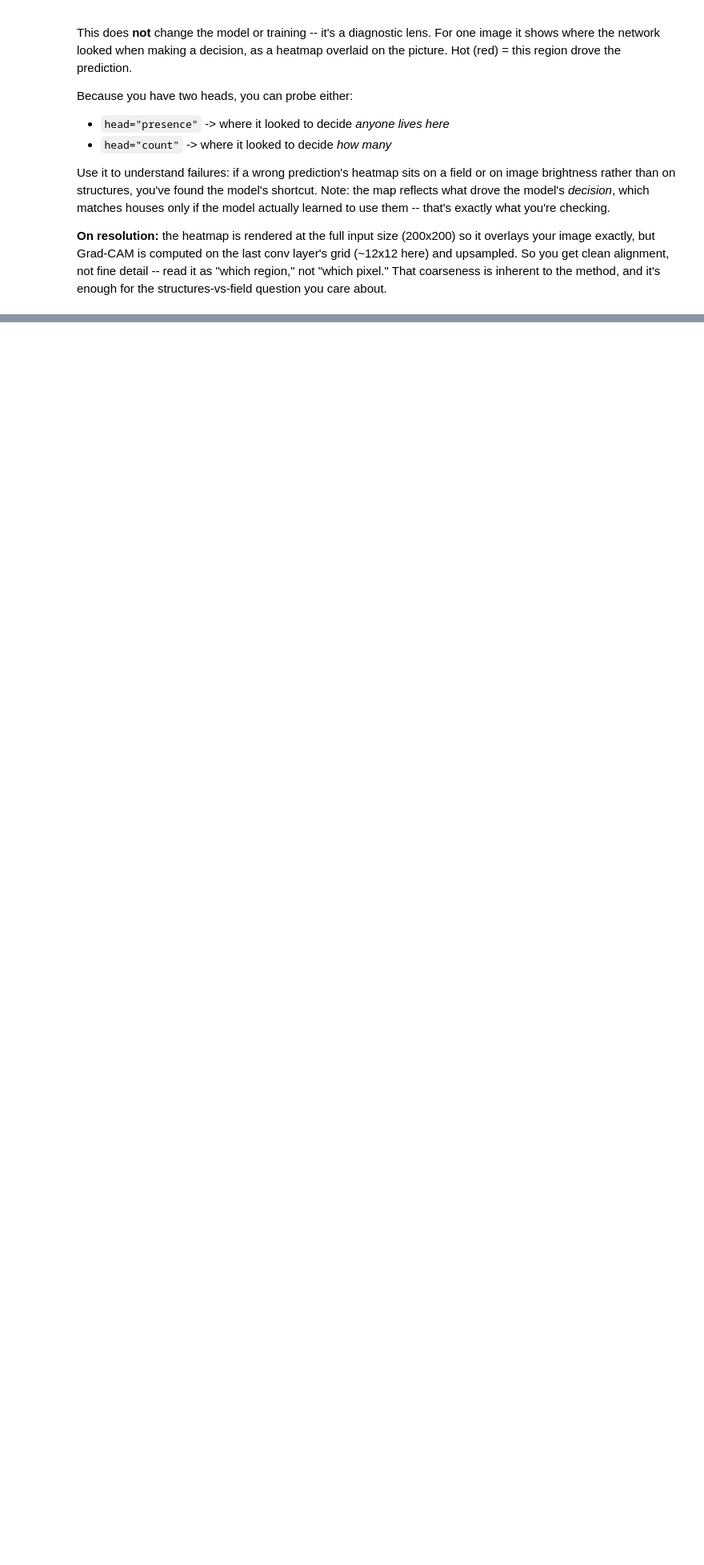
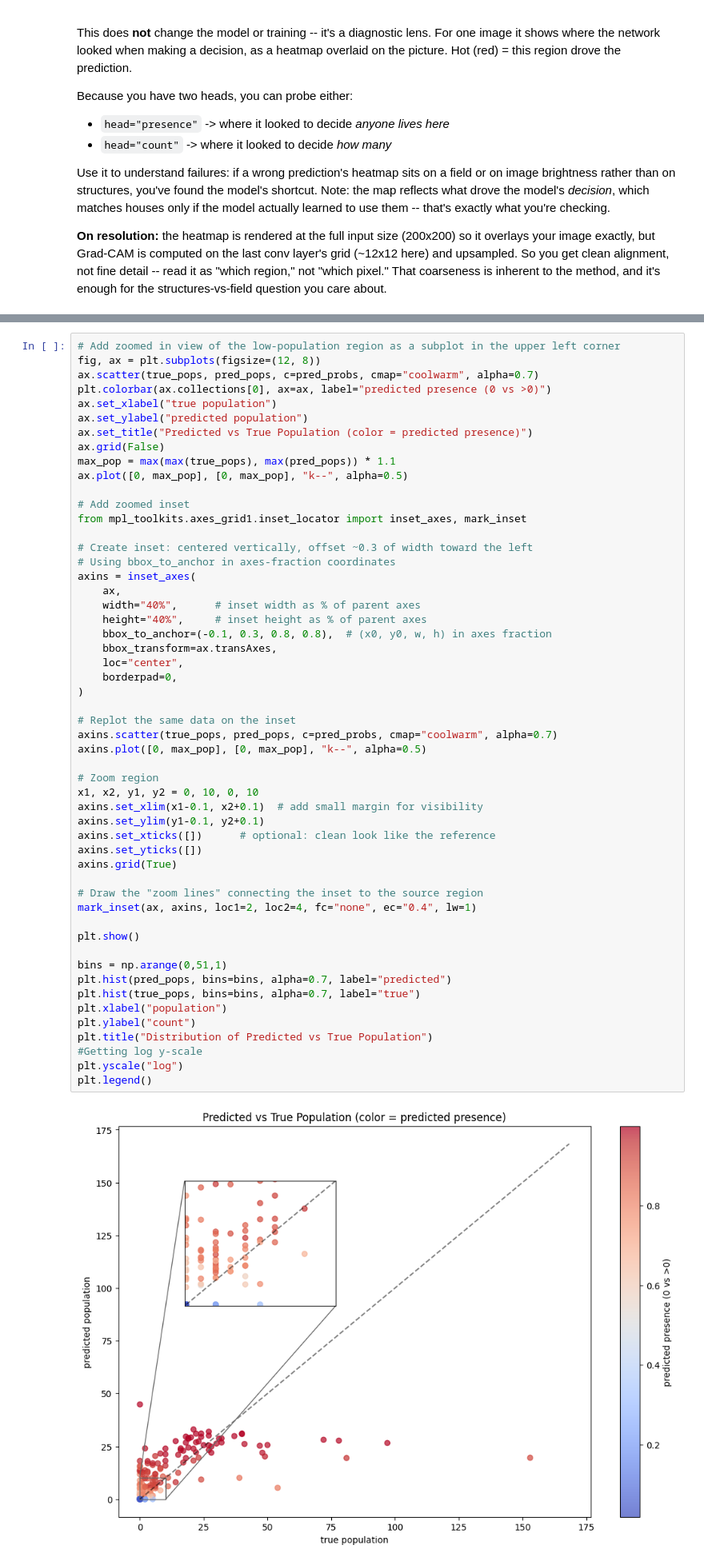
Before and after one commit to EsserEsser/AppML-Final-Project, a Jupyter notebook: Jacob/population_regression_w_gradcam.ipynb, the cells around one changed output, grey strips where cells are left out. Shown at 80% size. Saved outputs shown, nothing was run; the diff lists cells and outputs as text; blank space fills up the shorter version.

```diff
--- a/Jacob/population_regression_w_gradcam.ipynb
+++ b/Jacob/population_regression_w_gradcam.ipynb
@@ -630,0 +643,55 @@ show_failures(6)
+# %%
+# Add zoomed in view of the low-population region as a subplot in the upper left corner
+fig, ax = plt.subplots(figsize=(12, 8))
+ax.scatter(true_pops, pred_pops, c=pred_probs, cmap="coolwarm", alpha=0.7)
+plt.colorbar(ax.collections[0], ax=ax, label="predicted presence (0 vs >0)")
+ax.set_xlabel("true population")
+ax.set_ylabel("predicted population")
+ax.set_title("Predicted vs True Population (color = predicted presence)")
+ax.grid(False)
+max_pop = max(max(true_pops), max(pred_pops)) * 1.1
+ax.plot([0, max_pop], [0, max_pop], "k--", alpha=0.5)
+
+# Add zoomed inset
+from mpl_toolkits.axes_grid1.inset_locator import inset_axes, mark_inset
+
+# Create inset: centered vertically, offset ~0.3 of width toward the left
+# Using bbox_to_anchor in axes-fraction coordinates
+axins = inset_axes(
+    ax,
+    width="40%",      # inset width as % of parent axes
+    height="40%",     # inset height as % of parent axes
+    bbox_to_anchor=(-0.1, 0.3, 0.8, 0.8),  # (x0, y0, w, h) in axes fraction
+    bbox_transform=ax.transAxes,
+    loc="center",
+    borderpad=0,
+)
+
+# Replot the same data on the inset
+axins.scatter(true_pops, pred_pops, c=pred_probs, cmap="coolwarm", alpha=0.7)
+axins.plot([0, max_pop], [0, max_pop], "k--", alpha=0.5)
+
+# Zoom region
+x1, x2, y1, y2 = 0, 10, 0, 10
+axins.set_xlim(x1-0.1, x2+0.1)  # add small margin for visibility
+axins.set_ylim(y1-0.1, y2+0.1)
+axins.set_xticks([])      # optional: clean look like the reference
+axins.set_yticks([])
+axins.grid(True)
+
+# Draw the "zoom lines" connecting the inset to the source region
+mark_inset(ax, axins, loc1=2, loc2=4, fc="none", ec="0.4", lw=1)
+
+plt.show()
+
+bins = np.arange(0,51,1)
+plt.hist(pred_pops, bins=bins, alpha=0.7, label="predicted")
+plt.hist(true_pops, bins=bins, alpha=0.7, label="true")
+plt.xlabel("population")
+plt.ylabel("count")
+plt.title("Distribution of Predicted vs True Population")
+#Getting log y-scale
+plt.yscale("log")
+plt.legend()
+# %% [output]
+[figure, added]
```
Also changed, not shown: parts of 2 cells of this notebook.
